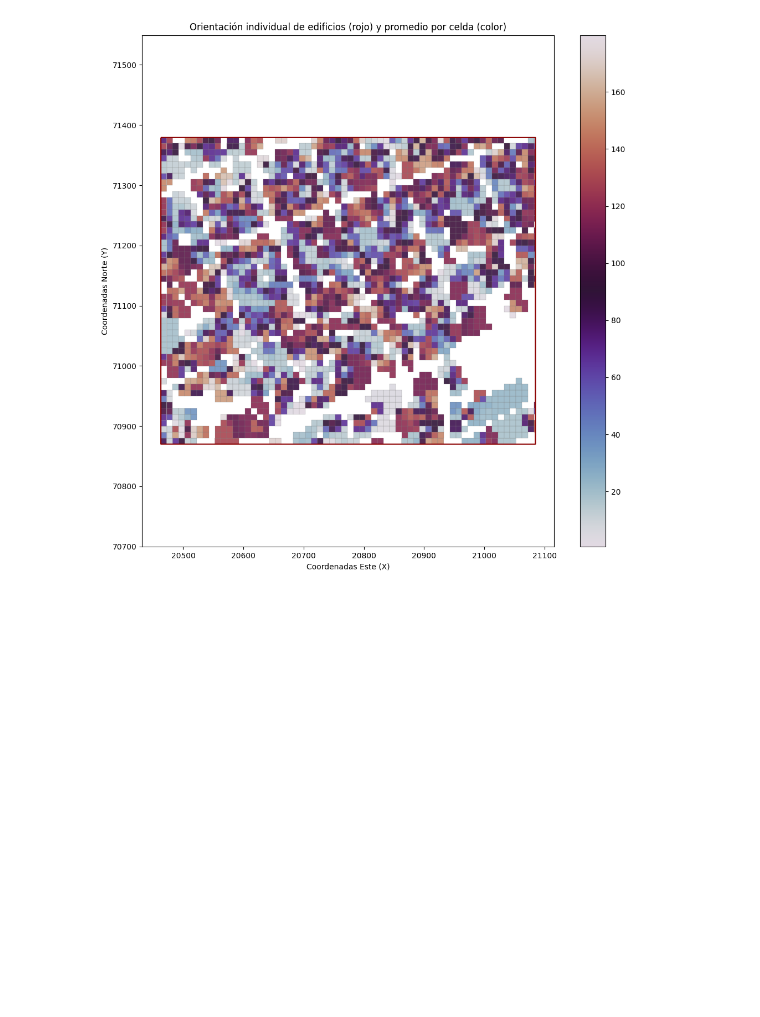
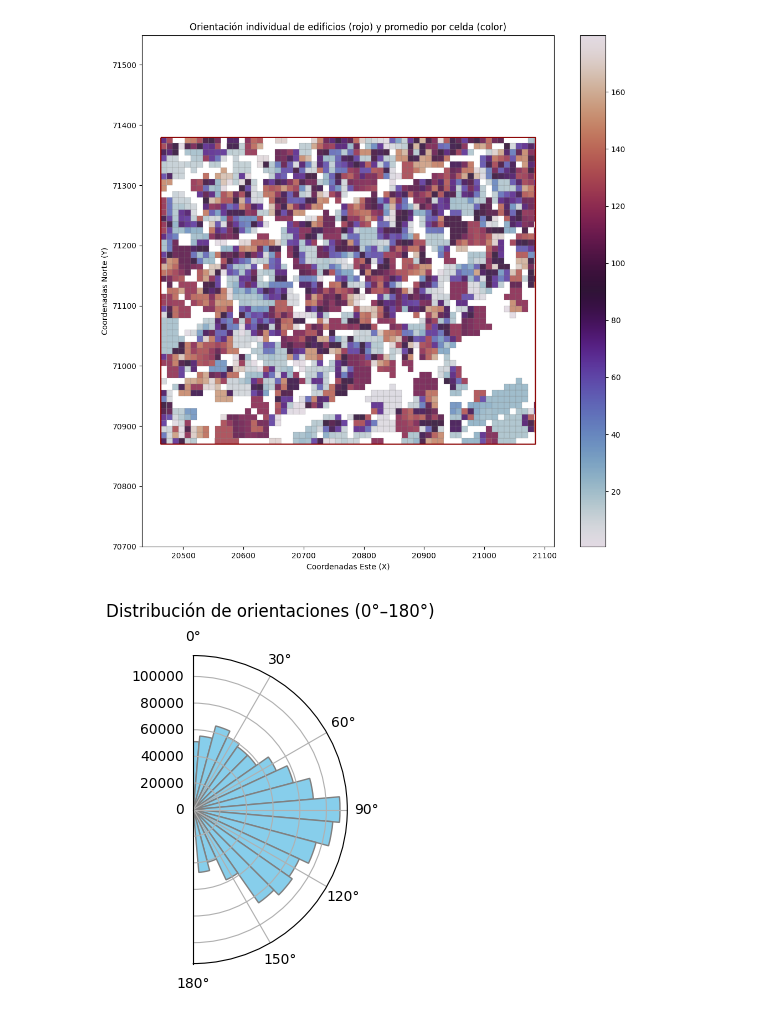
Before and after one commit to florenciaaltschuler/urban-building-analysis-buenos-aires, a Jupyter notebook: urban_morphology_analysis.ipynb, the cells around one changed output. Drawn from its saved outputs; the diff is of its cells as text; code cells hidden in the pictures; blank space fills up the shorter version.

Commit message:
Update urban_morphology_analysis.ipynb
agrego radial plot

```diff
--- a/urban_morphology_analysis.ipynb
+++ b/urban_morphology_analysis.ipynb
@@ -425,6 +405,32 @@ plt.ylabel("Coordenadas Norte (Y)")
 plt.show()
 # %% [output]
 [figure]
+# %%
+# Filtrar valores válidos
+orientaciones = grid_orientado['orientacion_promedio'].dropna()
+
+# Convertir a radianes (0° a 180° → 0 a π)
+orientaciones_rad = np.radians(orientaciones)
+
+# Configurar bins
+n_bins = 18  # cada 10°
+bins = np.linspace(0, np.pi, n_bins + 1)
+counts, _ = np.histogram(orientaciones_rad, bins=bins)
+width = np.diff(bins)
+
+# Crear gráfico polar limitado a 0–π
+fig, ax = plt.subplots(subplot_kw={'projection': 'polar'}, figsize=(8, 4))
+ax.bar(bins[:-1], counts, width=width, bottom=0.0, color='skyblue', edgecolor='gray')
+
+# Ajustes de eje
+ax.set_theta_zero_location("N")   # 0° arriba
+ax.set_theta_direction(-1)        # sentido horario
+ax.set_thetalim(0, np.pi)         # limitar a 180°
+ax.set_title("Distribución de orientaciones para todo CABA (0°–180°)", y=1.1)
+
+plt.show()
+# %% [output]
+[figure, added]
 # %%
 # === 5. Guardado de archivo ===
 # Eliminar columna 'centroide' antes de guardar
```
Also changed, not shown: parts of 6 cells of this notebook.
